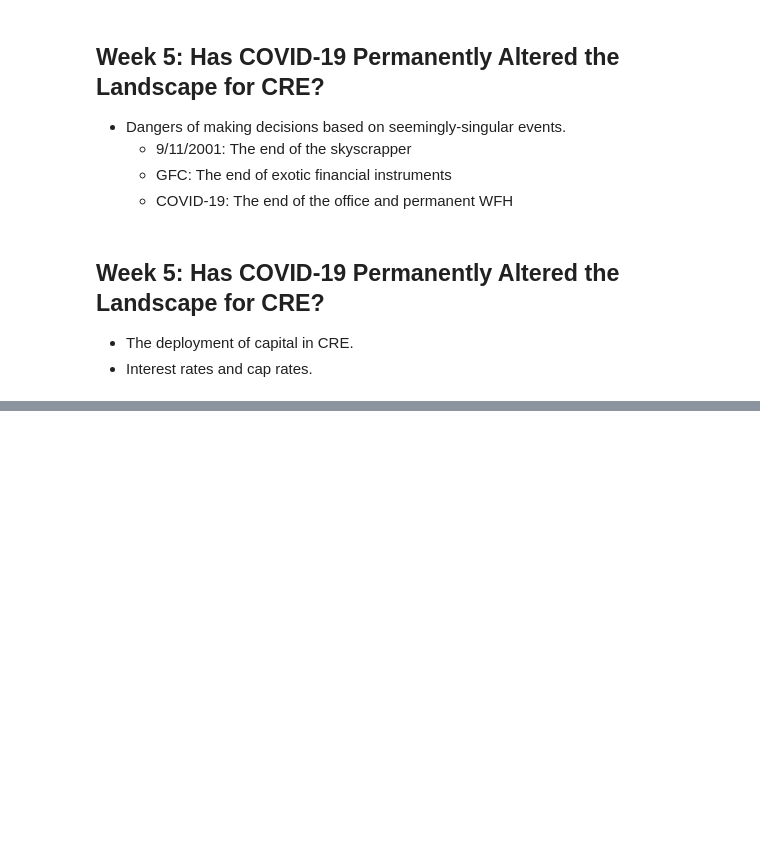
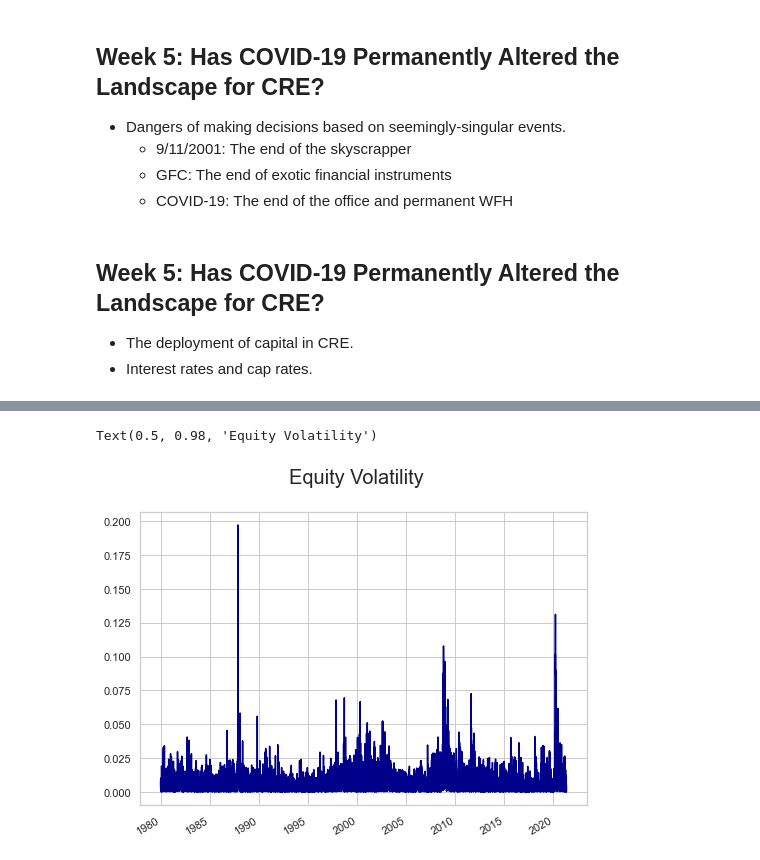
Before and after one commit to thsavage/CREF1-CE1005, a Jupyter notebook: Forces Shaping Commercial Real Estate.ipynb, the cells around one changed output, grey strips where cells are left out. Saved outputs shown, nothing was run; the diff lists cells and outputs as text; code cells hidden in the pictures; blank space fills up the shorter version.

```diff
--- a/Forces Shaping Commercial Real Estate.ipynb
+++ b/Forces Shaping Commercial Real Estate.ipynb
@@ -450,0 +485,7 @@ Text(0.5, 1.0, 'Amazon Volatility')
+# %%
+plt.figure(figsize=(8, 6))
+whilshire_vol.plot(color='darkblue')
+plt.suptitle('Equity Volatility', fontsize=20)
+# %% [output]
+Text(0.5, 0.98, 'Equity Volatility')
+[figure, added]
```
Also changed, not shown: parts of 8 cells of this notebook.
